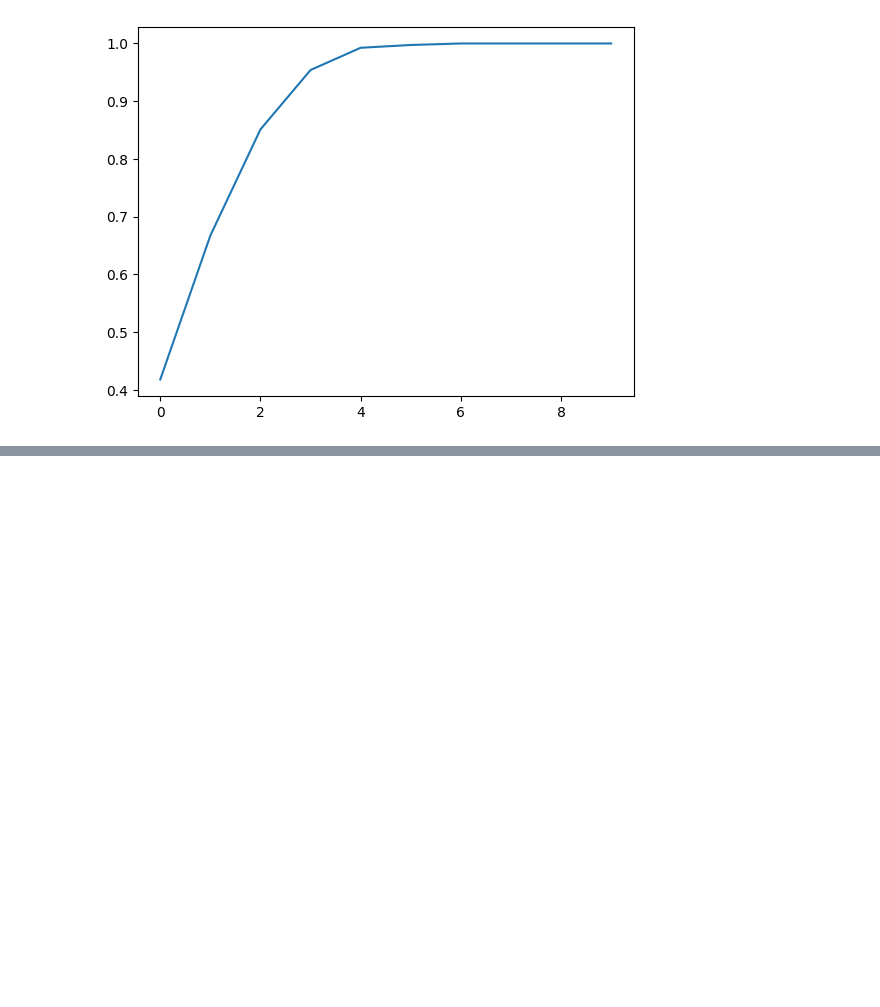
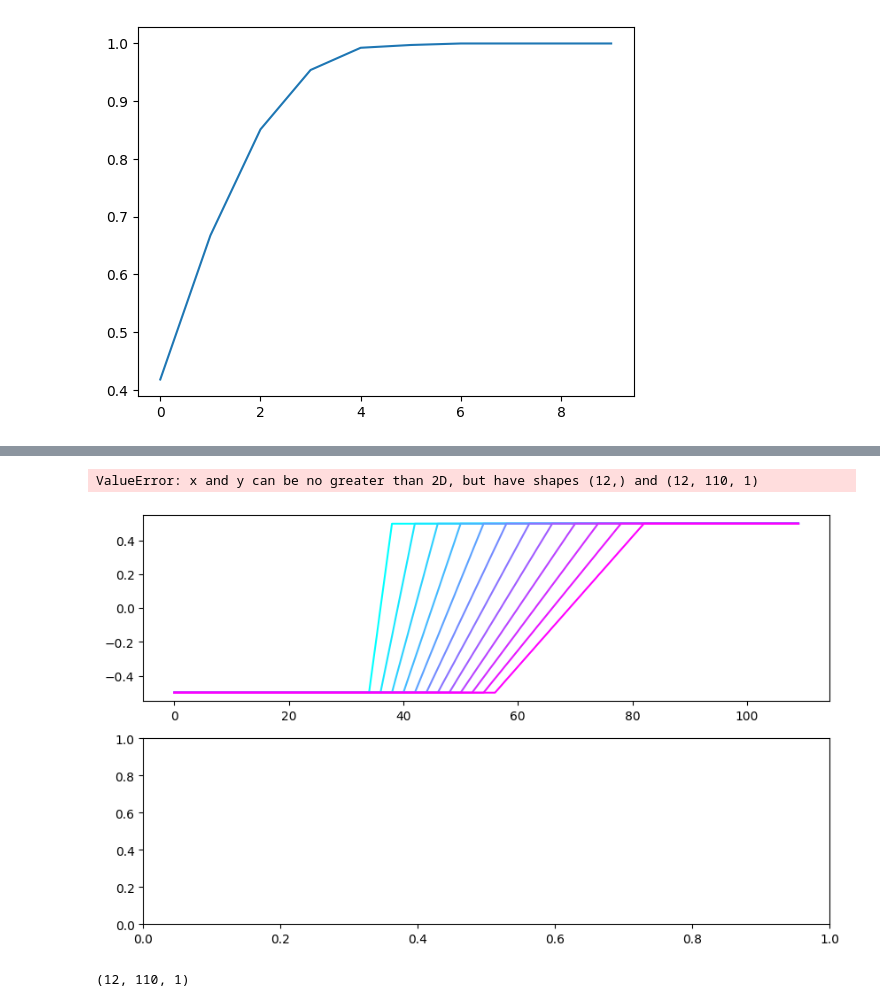
Before and after one commit to lindermanlab/nm-rnn, a Jupyter notebook: scripts/load_model.ipynb, the cells around one changed output, grey strips where cells are left out. Cells and saved outputs as stored; diff of their text form; code cells hidden in the pictures; blank space fills up the shorter version.

```diff
--- a/scripts/load_model.ipynb
+++ b/scripts/load_model.ipynb
@@ -107,0 +182,17 @@ plt.plot(pca.explained_variance_ratio_.cumsum())
+# %%
+fig, (ax0, ax1) = plt.subplots(2, 1, figsize=[10, 6])
+# ax0.xlabel('Timestep')
+ax0.plot(new_outputs[:,:,0].T, label='True target')
+ax0.plot(ys, label='RNN target')
+# ax0.legend()
+# ax1.set_xlabel('Timestep')
+# m = model['nm_sigmoid_weight']
+# b = model['nm_sigmoid_intercept']
+# ax1.plot(jax.nn.sigmoid((zs @ m.T + b)))
+# %% [output]
+ValueError: x and y can be no greater than 2D, but have shapes (12,) and (12, 110, 1)
+[figure, added]
+# %%
+new_outputs.shape
+# %% [output]
+(12, 110, 1)
```
Also changed, not shown: parts of 7 cells of this notebook.
